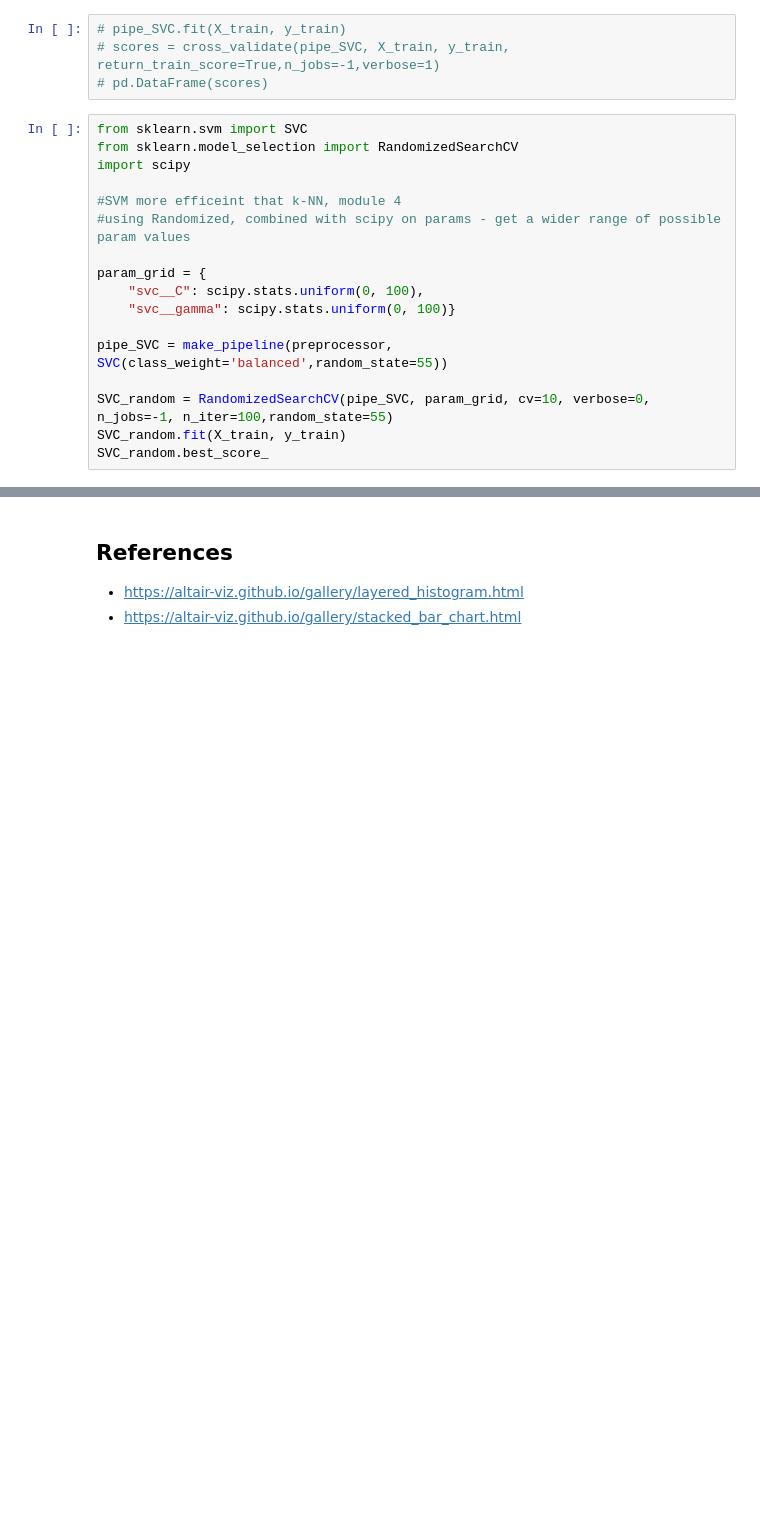
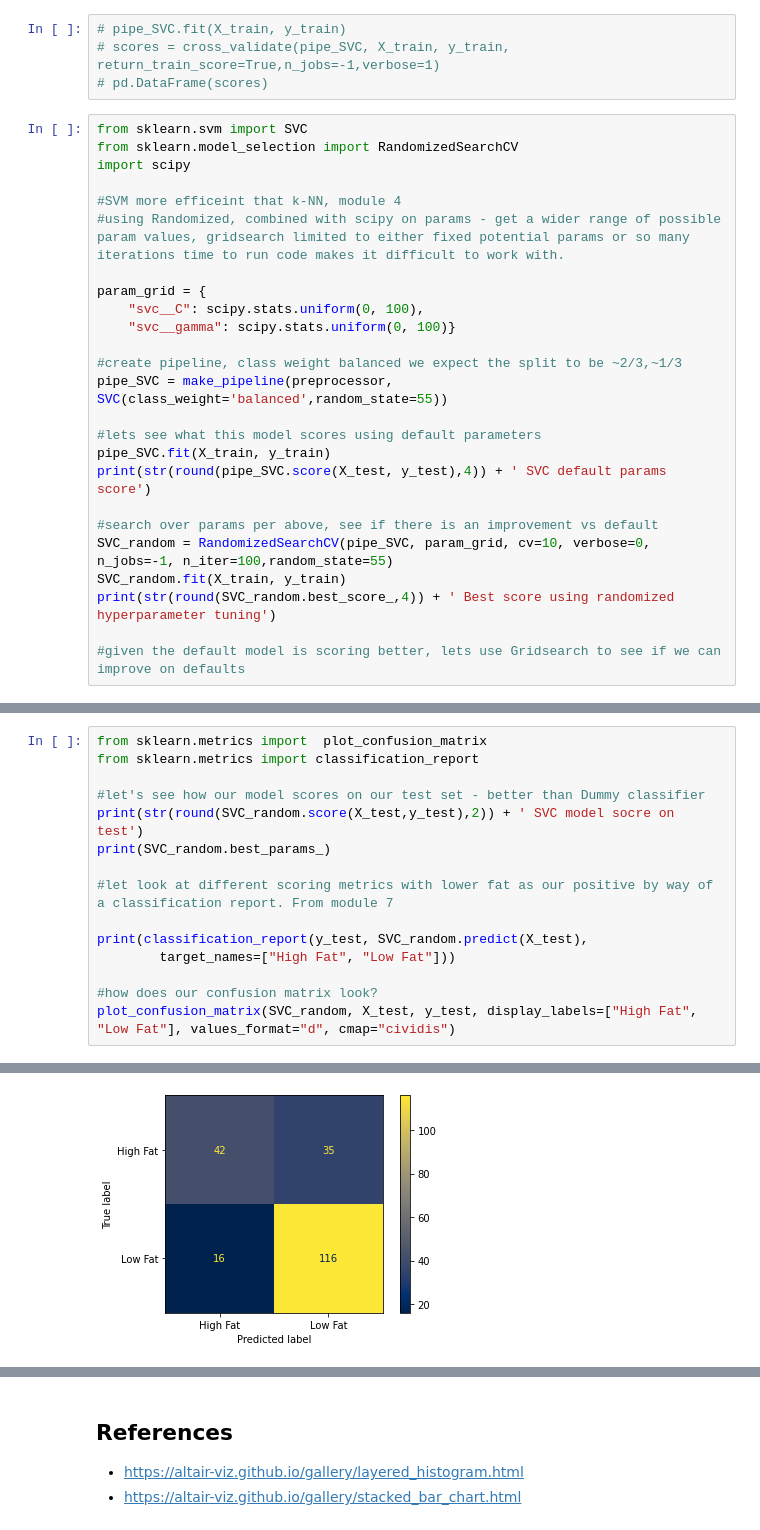
Before and after one commit to J-Sallis/Predicting_Cheese, a Jupyter notebook: cheese_final_project.ipynb, the cells around one changed output, grey strips where cells are left out. Drawn from its saved outputs; the diff is of its cells as text; blank space fills up the shorter version.

Commit message:
using different scoring methods
classification report

```diff
--- a/cheese_final_project.ipynb
+++ b/cheese_final_project.ipynb
@@ -238,15 +237,23 @@ from sklearn.model_selection import RandomizedSearchCV
 import scipy
 
 #SVM more efficeint that k-NN, module 4
-#using Randomized, combined with scipy on params - get a wider range of possible param values
+#using Randomized, combined with scipy on params - get a wider range of possible param values, gridsearch limited to either fixed potential params or so many iterations time to run code makes it difficult to work with.
 
 param_grid = {
     "svc__C": scipy.stats.uniform(0, 100),
     "svc__gamma": scipy.stats.uniform(0, 100)}
 
+#create pipeline, class weight balanced we expect the split to be ~2/3,~1/3
 pipe_SVC = make_pipeline(preprocessor, SVC(class_weight='balanced',random_state=55))
 
+#lets see what this model scores using default parameters
+pipe_SVC.fit(X_train, y_train)
+print(str(round(pipe_SVC.score(X_test, y_test),4)) + ' SVC default params score')
+
+#search over params per above, see if there is an improvement vs default
 SVC_random = RandomizedSearchCV(pipe_SVC, param_grid, cv=10, verbose=0, n_jobs=-1, n_iter=100,random_state=55)
 SVC_random.fit(X_train, y_train)
-SVC_random.best_score_
+print(str(round(SVC_random.best_score_,4)) + ' Best score using randomized hyperparameter tuning')
+
+#given the default model is scoring better, lets use Gridsearch to see if we can improve on defaults
 # %% [output]
@@ -253,0 +262,16 @@ SVC_random.best_score_
+# %%
+from sklearn.metrics import  plot_confusion_matrix
+from sklearn.metrics import classification_report
+
+#let's see how our model scores on our test set - better than Dummy classifier
+print(str(round(SVC_random.score(X_test,y_test),2)) + ' SVC model socre on test')
+print(SVC_random.best_params_)
+
+#let look at different scoring metrics with lower fat as our positive by way of a classification report. From module 7
+
+print(classification_report(y_test, SVC_random.predict(X_test),
+        target_names=["High Fat", "Low Fat"]))
+
+#how does our confusion matrix look?
+plot_confusion_matrix(SVC_random, X_test, y_test, display_labels=["High Fat", "Low Fat"], values_format="d", cmap="cividis")
+# %% [output]
@@ -253,0 +289 @@ SVC_random.best_score_
+[figure, added]
```
Also changed, not shown: parts of 5 cells of this notebook, 1 other file.
